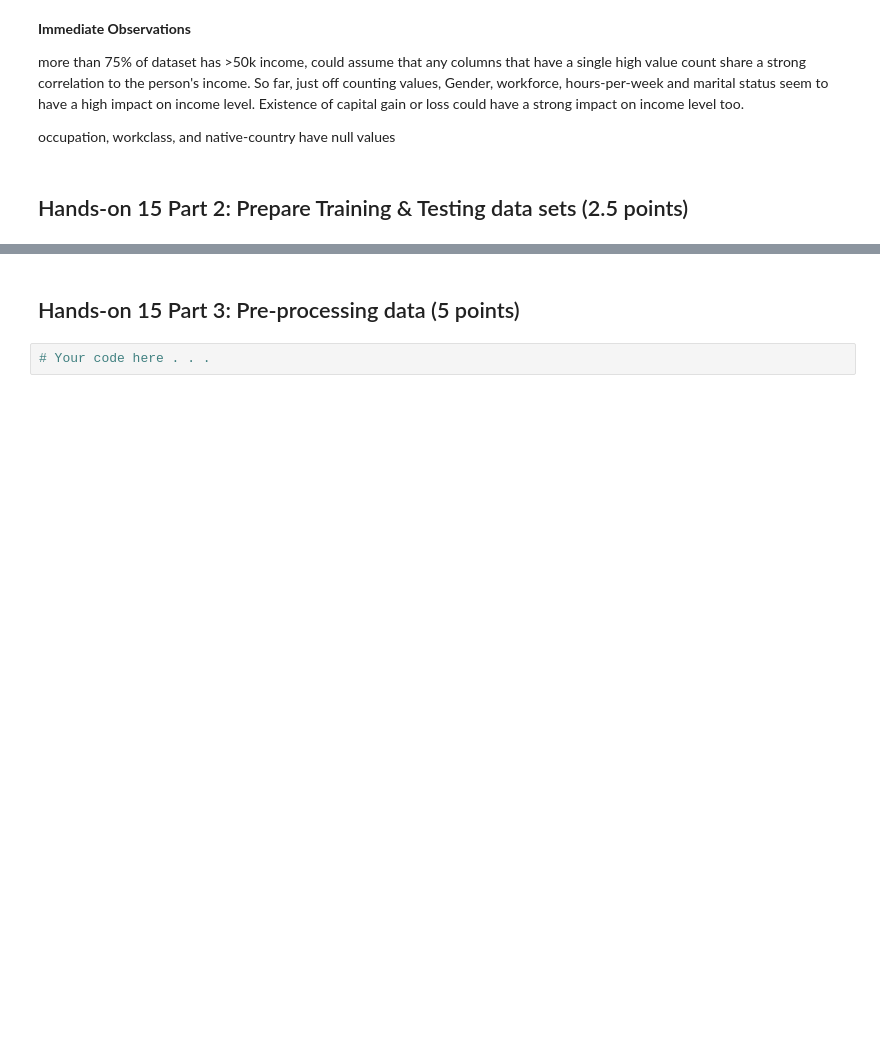
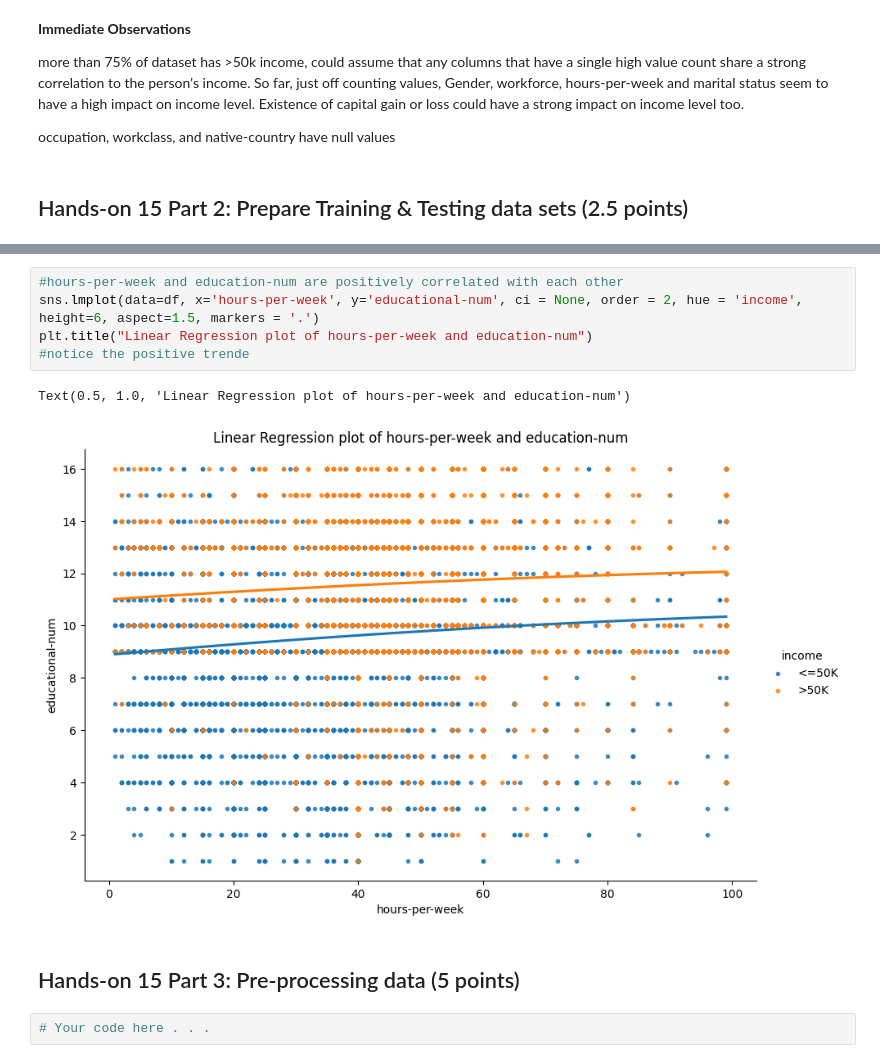
Before and after one commit to V31T/ML_INTRO_CS133, a Jupyter notebook: HENRY_PHAM_CS133_ho15_ho16.ipynb, the cells around one changed output, grey strips where cells are left out. Cells and saved outputs as stored; diff of their text form; blank space fills up the shorter version.

```diff
--- a/HENRY_PHAM_CS133_ho15_ho16.ipynb
+++ b/HENRY_PHAM_CS133_ho15_ho16.ipynb
@@ -189,3 +220,11 @@ occupation, workclass, and native-country have null values
+# %%
+#hours-per-week and education-num are positively correlated with each other
+sns.lmplot(data=df, x='hours-per-week', y='educational-num', ci = None, order = 2, hue = 'income', height=6, aspect=1.5, markers = '.')
+plt.title("Linear Regression plot of hours-per-week and education-num")
+#notice the positive trende
+# %% [output]
+Text(0.5, 1.0, 'Linear Regression plot of hours-per-week and education-num')
+[figure, added]
 # %% [markdown]
 ## Hands-on 15 Part 3: Pre-processing data (5 points)
 # %%
```
Also changed, not shown: parts of 4 cells of this notebook, 2 other files.
